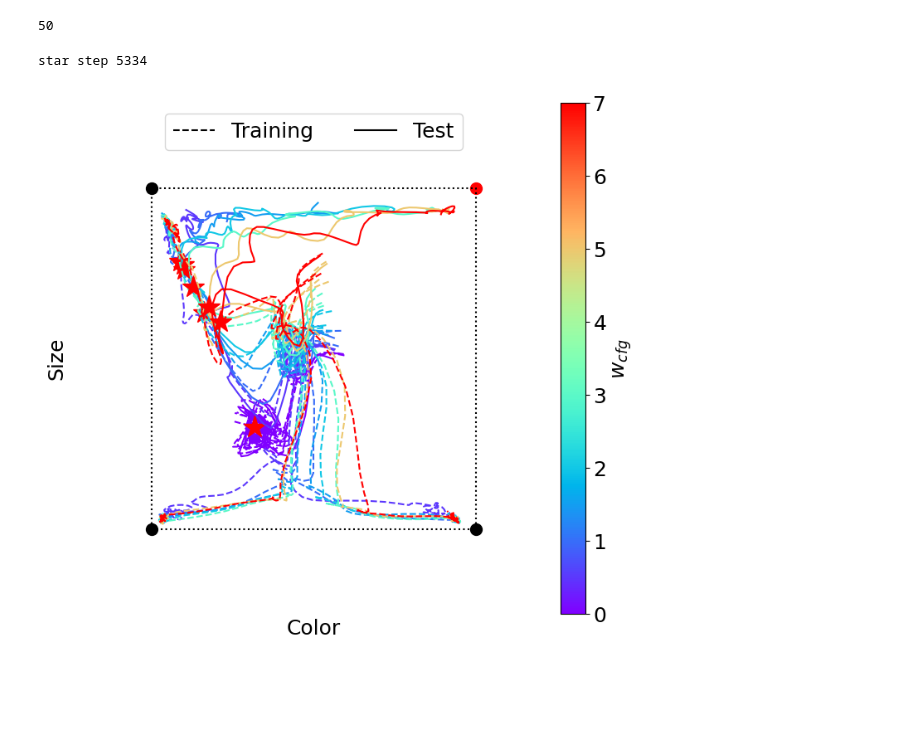
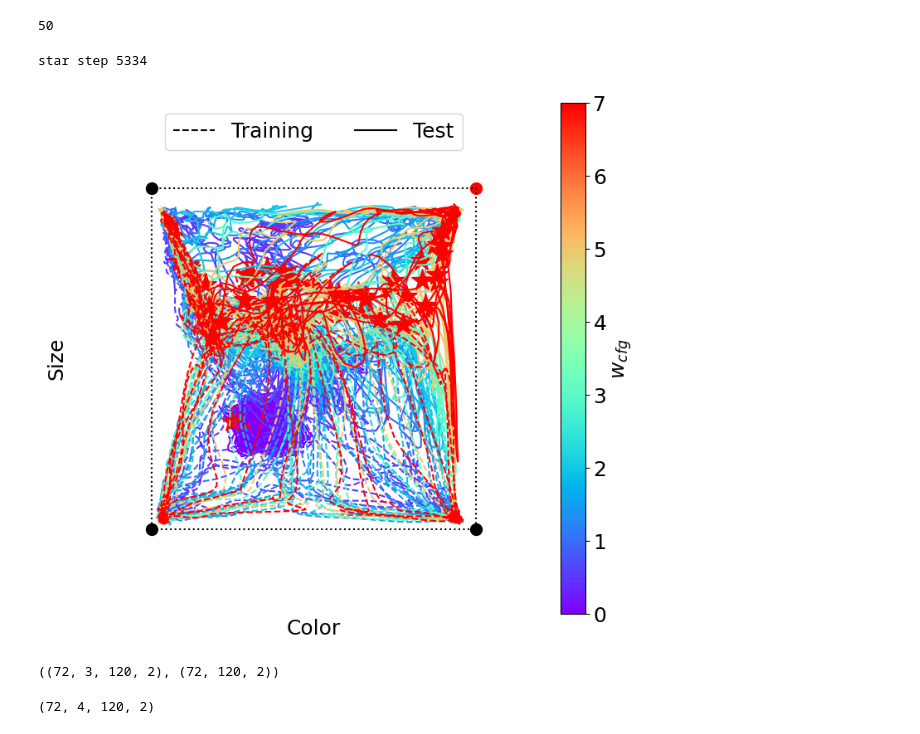
Before and after one commit to cfpark00/concept-learning, a Jupyter notebook: notebooks/compare_cfgs.ipynb, the cells around one changed output. Cells and saved outputs as stored; diff of their text form; code cells hidden in the pictures; blank space fills up the shorter version.

```diff
--- a/notebooks/compare_cfgs.ipynb
+++ b/notebooks/compare_cfgs.ipynb
@@ -39,7 +39,7 @@ c=0
 sep_cols={}
 for cfg,suffix in zip(cfgs,suffixes):
     for seed in seeds:
-        for fol in glob.glob(f"../data/images_1/2x2_final2/col_sweep_cfg_long2/*/seed={seed}"):
+        for fol in glob.glob(f"../data/2x2/col_sweep_cfg_long2/*/seed={seed}"):
             parentfolname=os.path.basename(os.path.dirname(fol))
             sep_col=parentfolname.split("sep_col=")[1].split("_")[0]
             sep_cols[sep_col]=1
@@ -99,15 +99,17 @@ trajs_trss=[]
 trajs_tess=[]
 sep_cols=[]
 sep_sizes=[]
+cfgs=[]
 for key in plot_datass.keys():
     sep_col=key[0]
     sep_size=key[1]
     cfg=float(key[2])
     sep_cols.append(float(sep_col))
     sep_sizes.append(float(sep_size))
-    if sep_col not in sel:
+    cfgs.append(cfg)
+    #if sep_col not in sel:
         #print("skipping",sep_col)
-        continue
+    #    continue
     plot_datas=plot_datass[key]
     classprobs_pred_trs=[]
     classprobs_pred_tes=[]
@@ -172,31 +174,42 @@ for key in plot_datass.keys():
                 plt.plot(traj_smooth[i_star,0],traj_smooth[i_star,1],marker="*",c="r",markersize=20)
             for i in range(3):
                 for i_seed,traj_tr_single in enumerate(classprobs_pred_trs[:,:,:,l_tr==i].mean(3)):
                     seed=seeds[i_seed]
                     if seed not in single_seeds:
                         continue
                     traj_smooth=sim.gaussian_filter1d(traj_tr_single,2.0,axis=0,truncate=6.0)
                     #plt.plot(traj_smooth[i_star,0],traj_smooth[i_star,1],marker="*",c="r",markersize=20)
 
 trajs_trss=np.stack(trajs_trss,axis=0)
 trajs_tess=np.stack(trajs_tess,axis=0)
 sep_cols=np.array(sep_cols)
+sep_sizes=np.array(sep_sizes)
+cfgs=np.array(cfgs)
 plt.xlim(-0.25,1.25)
 plt.ylim(-0.25,1.25)
 plt.xticks([])
 plt.yticks([])
 plt.box(False)
 plt.ylabel("Size")
 plt.xlabel("Color")
 plt.plot([],[],c="k",ls="--",label="Training")
 plt.plot([],[],c="k",label="Test")
 plt.legend(loc="upper center",ncol=2)
 
 divider = make_axes_locatable(plt.gca())
 cax = divider.append_axes("right", size="5%", pad=0.05)
 sm = plt.cm.ScalarMappable(cmap=cmap, norm=norm_cfg)
 cbar = plt.colorbar(sm,cax=cax)
 cbar.set_label(r"$w_{cfg}$")
 # %% [output]
 star step 5334
-[figure, old version]
+[figure, new version]
+# %%
+trajs_trss.shape,trajs_tess.shape
+# %% [output]
+((72, 3, 120, 2), (72, 120, 2))
+# %%
+trajs=np.concatenate([trajs_trss,trajs_tess[:,None]],axis=1).reshape(72,4,120,2)
+trajs.shape
+# %% [output]
+(72, 4, 120, 2)
```
Also changed, not shown: parts of 2 cells of this notebook, 3 other files.
